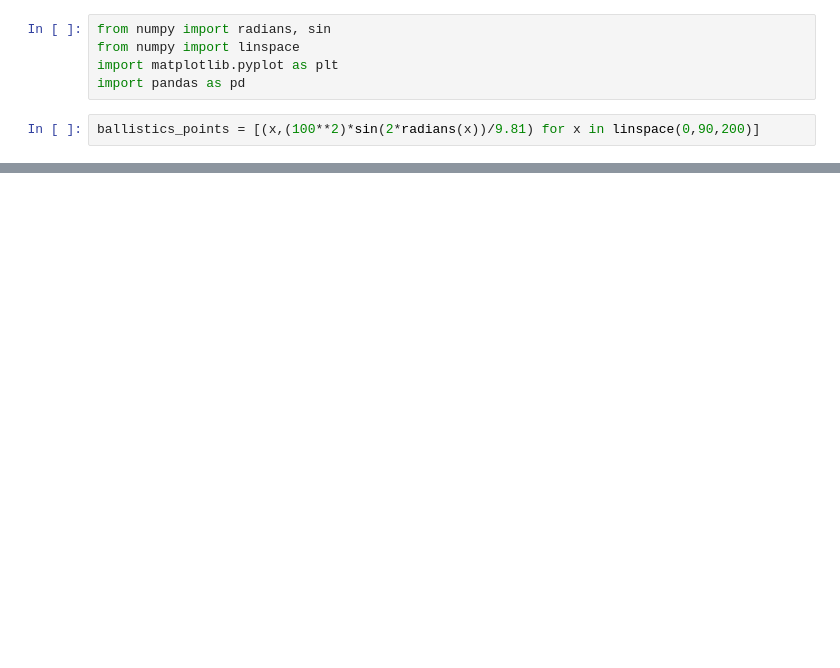
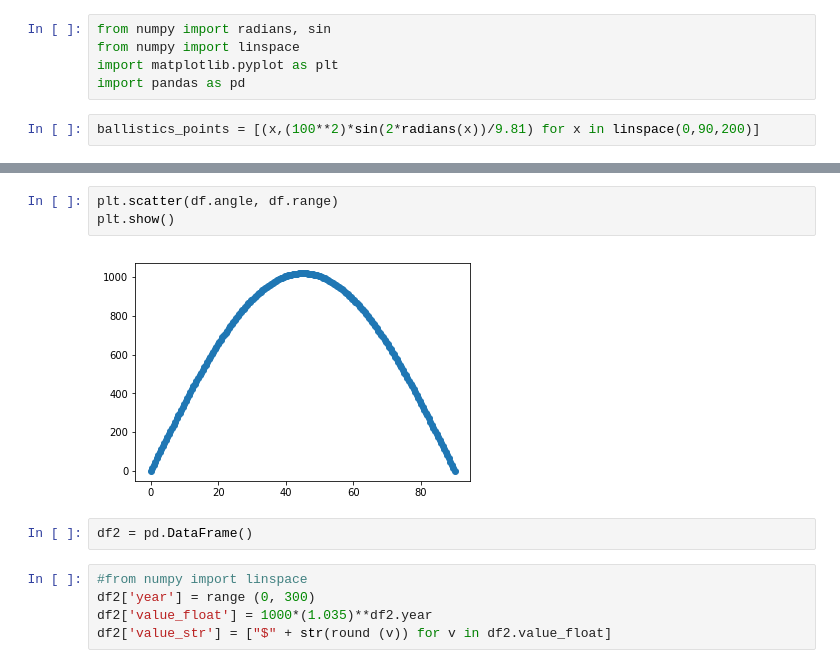
Before and after one commit to raytso0831/datascience, a Jupyter notebook: ballistics2.ipynb, the cells around one changed output, grey strips where cells are left out. Saved outputs shown, nothing was run; the diff lists cells and outputs as text; blank space fills up the shorter version.

```diff
--- a/ballistics2.ipynb
+++ b/ballistics2.ipynb
@@ -12,0 +56,12 @@ NameError: name 'ballistics_points' is not defined
+# %%
+plt.scatter(df.angle, df.range)
+plt.show()
+# %% [output]
+[figure, added]
+# %%
+df2 = pd.DataFrame()
+# %%
+#from numpy import linspace
+df2['year'] = range (0, 300)
+df2['value_float'] = 1000*(1.035)**df2.year
+df2['value_str'] = ["$" + str(round (v)) for v in df2.value_float]
```
Also changed, not shown: parts of 9 cells of this notebook.
